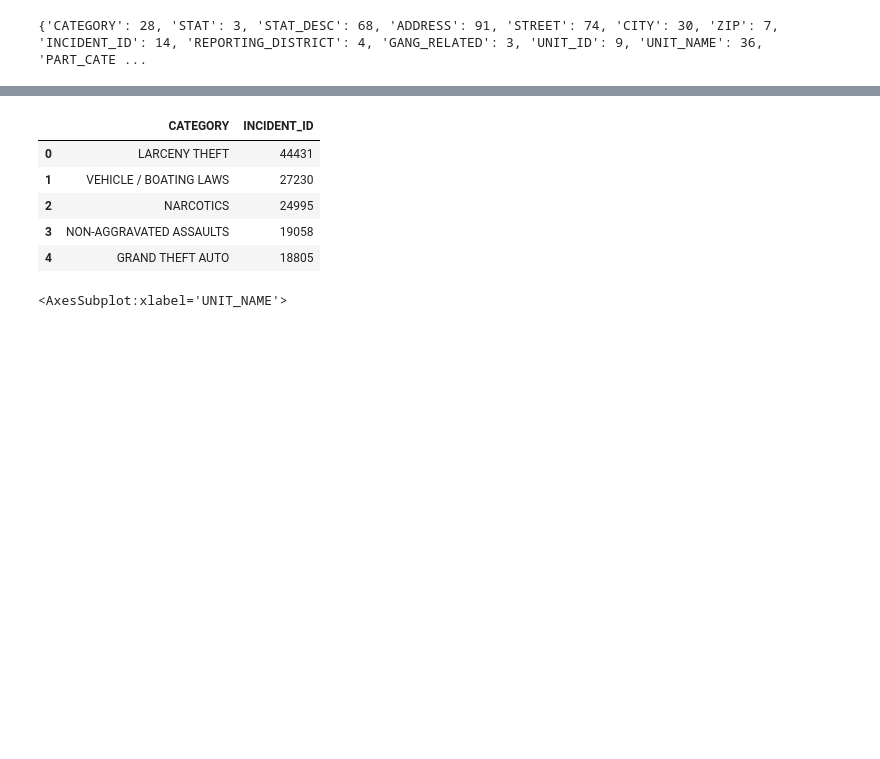
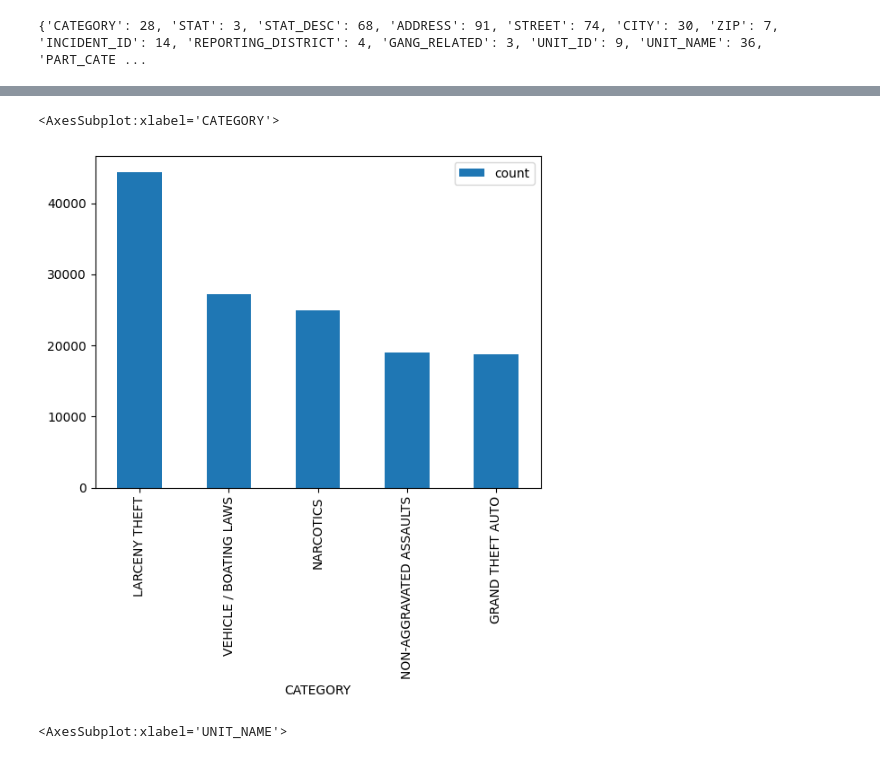
Before and after one commit to H-Dolan/Capstone_LACrime, a Jupyter notebook: laCrimes.ipynb, the cells around one changed output, grey strips where cells are left out. Cells and saved outputs as stored; diff of their text form; code cells hidden in the pictures; blank space fills up the shorter version.

```diff
--- a/laCrimes.ipynb
+++ b/laCrimes.ipynb
@@ -107,14 +129,10 @@ diff = pd.DataFrame()
 # %%
 #Top 5 by Category
 c = df.groupby(['CATEGORY'])['INCIDENT_ID'].count().sort_values(ascending=False).reset_index(name="count").head(5)
-c
+c.plot(x = 'CATEGORY', y = 'count', kind = "bar")
 # %% [output]
-|  | CATEGORY | INCIDENT_ID |
-| 0 | LARCENY THEFT | 44431 |
-| 1 | VEHICLE / BOATING LAWS | 27230 |
-| 2 | NARCOTICS | 24995 |
-| 3 | NON-AGGRAVATED ASSAULTS | 19058 |
-| 4 | GRAND THEFT AUTO | 18805 |
+<AxesSubplot:xlabel='CATEGORY'>
+[figure, added]
 # %%
 #Count by Station Name
 uname = df.groupby(['UNIT_NAME'])['INCIDENT_ID'].count().sort_values(ascending=False).reset_index().head(10)
```
Also changed, not shown: parts of 3 cells of this notebook.
